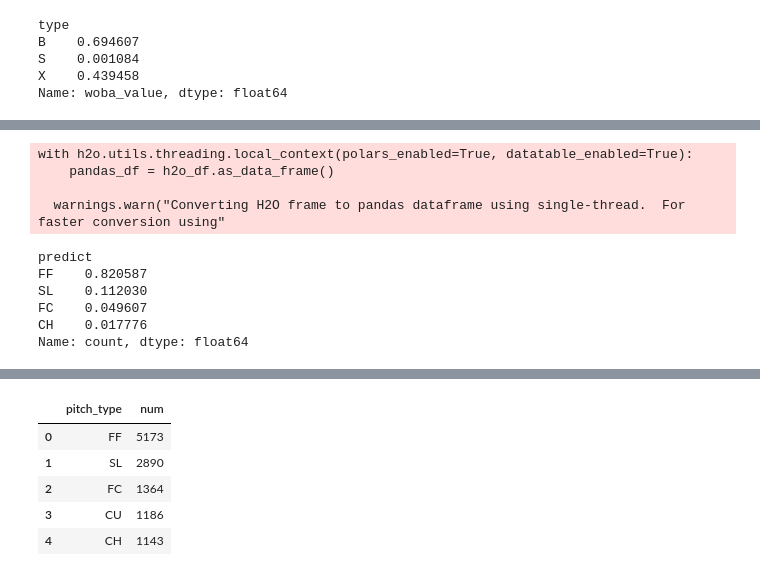
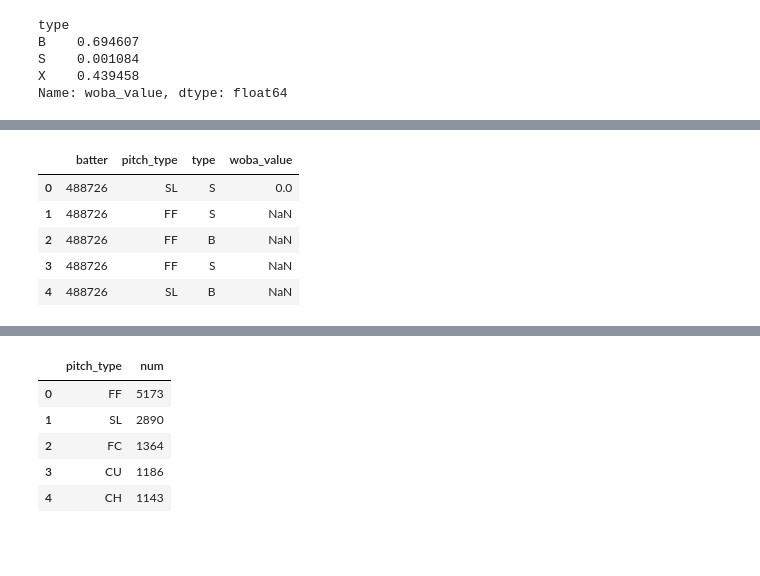
Before and after one commit to reecetec/mlb_simulator, a Jupyter notebook: notebooks/2.1-pitch-sequencing.ipynb, the cells around one changed output, grey strips where cells are left out. Drawn from its saved outputs; the diff is of its cells as text; code cells hidden in the pictures; blank space fills up the shorter version.

```diff
--- a/notebooks/2.1-pitch-sequencing.ipynb
+++ b/notebooks/2.1-pitch-sequencing.ipynb
@@ -190,16 +328 @@ FF         0.335057   0.0580882  0.0533555   0.428658  0.000193864  0.124647
-# %%
-
-pred_df = h2o.as_list(predictions)
-pred_df['predict'].value_counts() / 2419
-# %% [output]
-with h2o.utils.threading.local_context(polars_enabled=True, datatable_enabled=True):
-    pandas_df = h2o_df.as_data_frame()
-
-  warnings.warn("Converting H2O frame to pandas dataframe using single-thread.  For faster conversion using"
-predict
-FF    0.820587
-SL    0.112030
-FC    0.049607
-CH    0.017776
-Name: count, dtype: float64
 # %%
@@ -214,0 +344,9 @@ order by num desc;
+# %%
+df.head()
+# %% [output]
+|  | batter | pitch_type | type | woba_value |
+| 0 | 488726 | SL | S | 0.0 |
+| 1 | 488726 | FF | S | NaN |
+| 2 | 488726 | FF | B | NaN |
+| 3 | 488726 | FF | S | NaN |
+| 4 | 488726 | SL | B | NaN |
```
Also changed, not shown: parts of 26 cells of this notebook.
